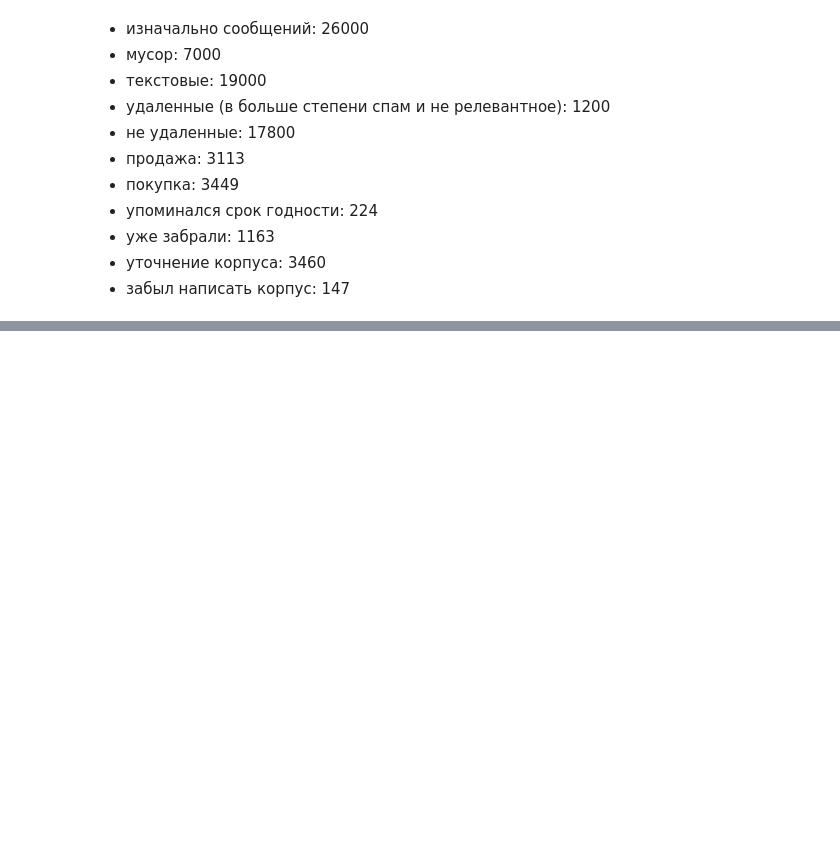
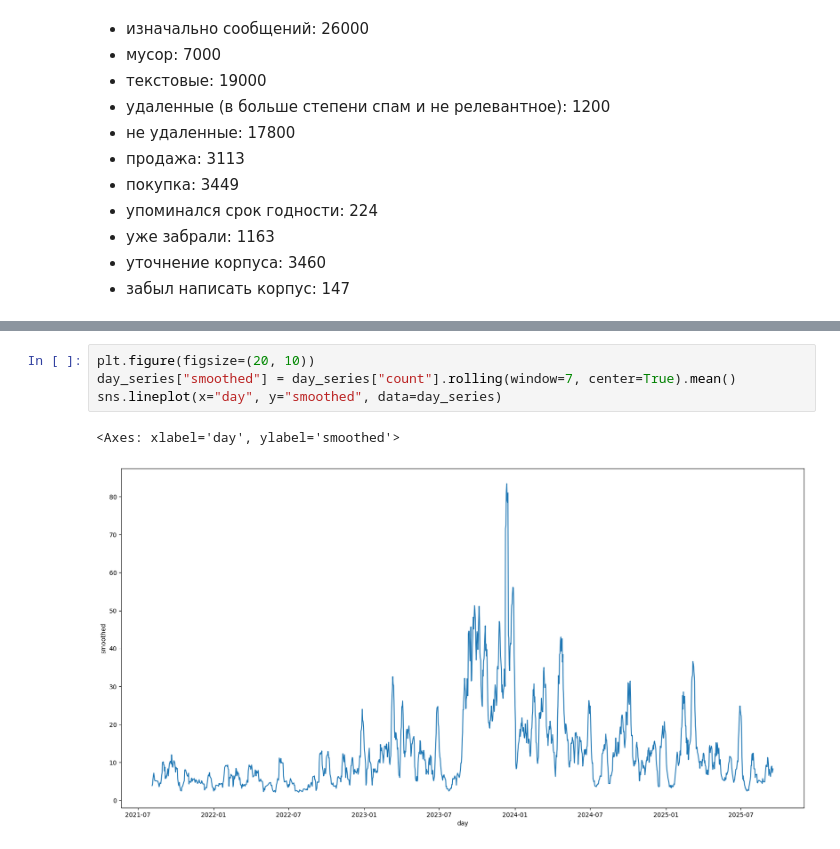
Before and after one commit to Segun228/foodsharing_data_analisis, a Jupyter notebook: main_analisis.ipynb, the cells around one changed output, grey strips where cells are left out. Cells and saved outputs as stored; diff of their text form; blank space fills up the shorter version.

```diff
--- a/main_analisis.ipynb
+++ b/main_analisis.ipynb
@@ -195,0 +225,7 @@ posts_house.shape
+# %%
+plt.figure(figsize=(20, 10))
+day_series["smoothed"] = day_series["count"].rolling(window=7, center=True).mean()
+sns.lineplot(x="day", y="smoothed", data=day_series)
+# %% [output]
+<Axes: xlabel='day', ylabel='smoothed'>
+[figure, added]
```
Also changed, not shown: parts of 8 cells of this notebook.
